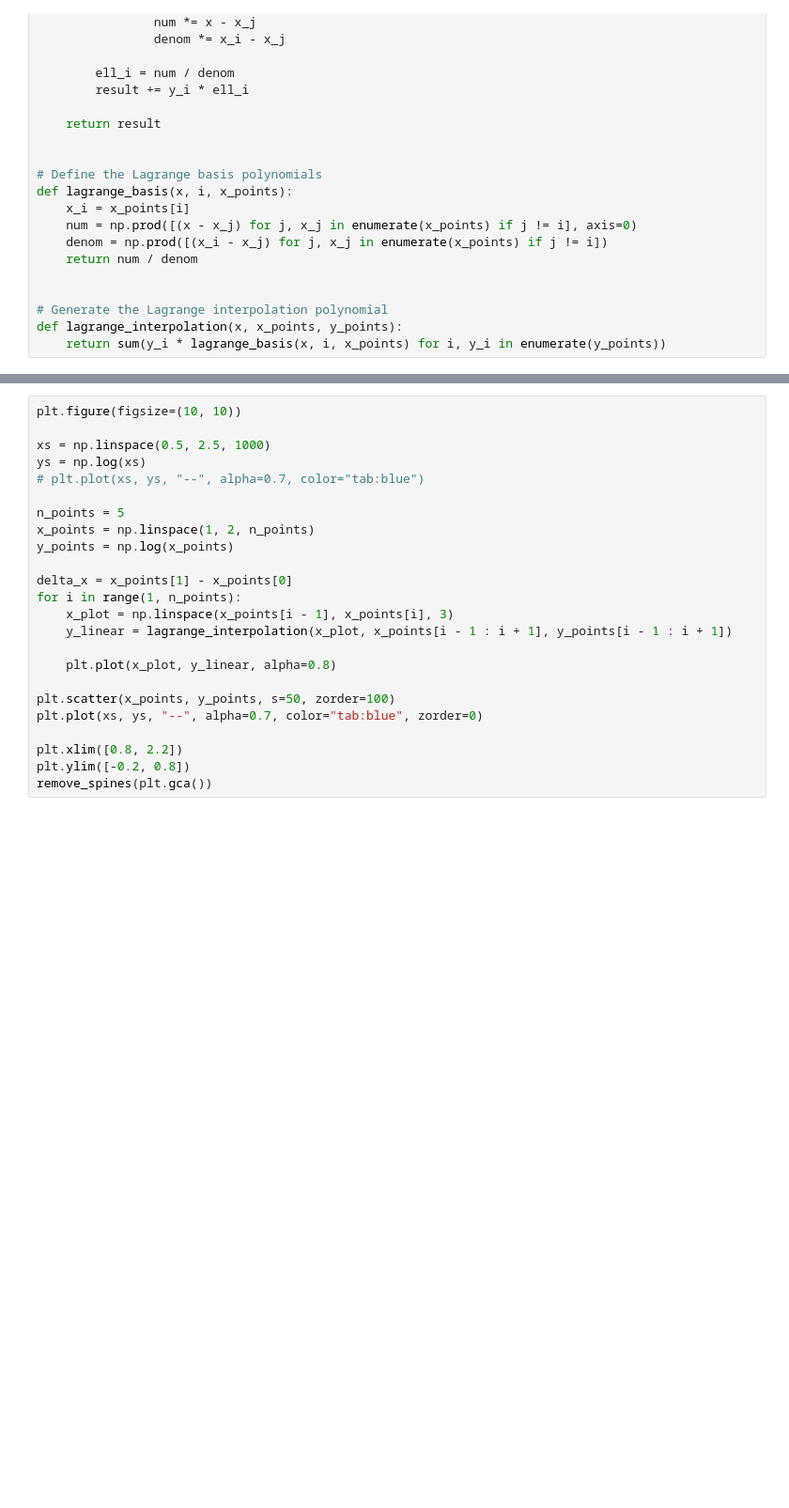
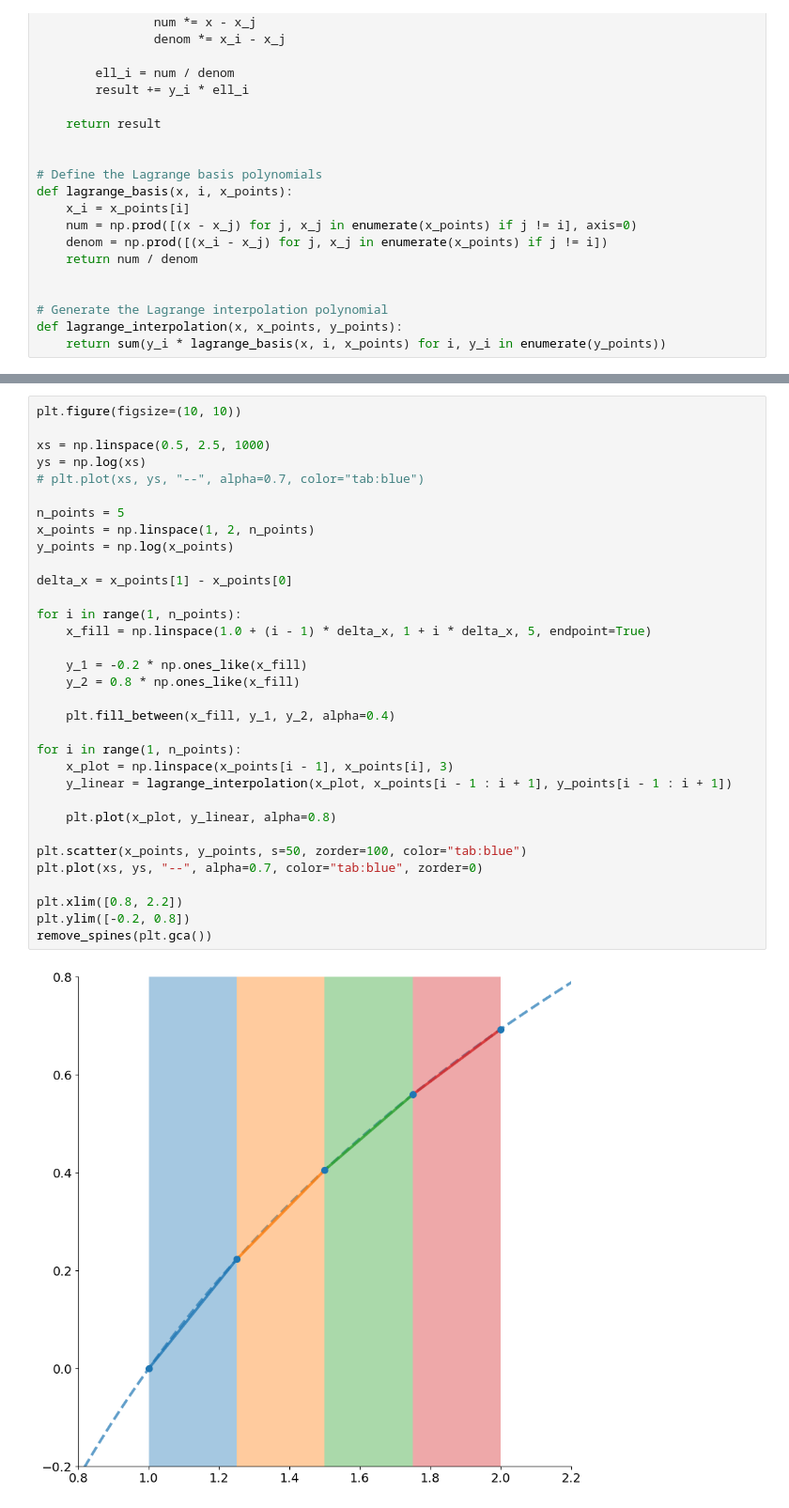
Before and after one commit to chaaland/chaaland.github.io, a Jupyter notebook: assets/lagrange-interpolation/lagrange.ipynb, the cells around one changed output, grey strips where cells are left out. Shown: that part at 94% size. Saved outputs shown, nothing was run; the diff lists cells and outputs as text; blank space fills up the shorter version.

```diff
--- a/assets/lagrange-interpolation/lagrange.ipynb
+++ b/assets/lagrange-interpolation/lagrange.ipynb
@@ -152,27 +172,38 @@ remove_spines(plt.gca())
 # %%
 plt.figure(figsize=(10, 10))
 
 xs = np.linspace(0.5, 2.5, 1000)
 ys = np.log(xs)
 # plt.plot(xs, ys, "--", alpha=0.7, color="tab:blue")
 
 n_points = 5
 x_points = np.linspace(1, 2, n_points)
 y_points = np.log(x_points)
 
 delta_x = x_points[1] - x_points[0]
+
+for i in range(1, n_points):
+    x_fill = np.linspace(1.0 + (i - 1) * delta_x, 1 + i * delta_x, 5, endpoint=True)
+
+    y_1 = -0.2 * np.ones_like(x_fill)
+    y_2 = 0.8 * np.ones_like(x_fill)
+
+    plt.fill_between(x_fill, y_1, y_2, alpha=0.4)
+
 for i in range(1, n_points):
     x_plot = np.linspace(x_points[i - 1], x_points[i], 3)
     y_linear = lagrange_interpolation(x_plot, x_points[i - 1 : i + 1], y_points[i - 1 : i + 1])
 
     plt.plot(x_plot, y_linear, alpha=0.8)
 
-plt.scatter(x_points, y_points, s=50, zorder=100)
+plt.scatter(x_points, y_points, s=50, zorder=100, color="tab:blue")
 plt.plot(xs, ys, "--", alpha=0.7, color="tab:blue", zorder=0)
 
 plt.xlim([0.8, 2.2])
 plt.ylim([-0.2, 0.8])
 remove_spines(plt.gca())
+# %% [output]
+[figure, added]
 # %%
 plt.figure(figsize=(10, 10))
 
```
Also changed, not shown: parts of 12 cells of this notebook.
